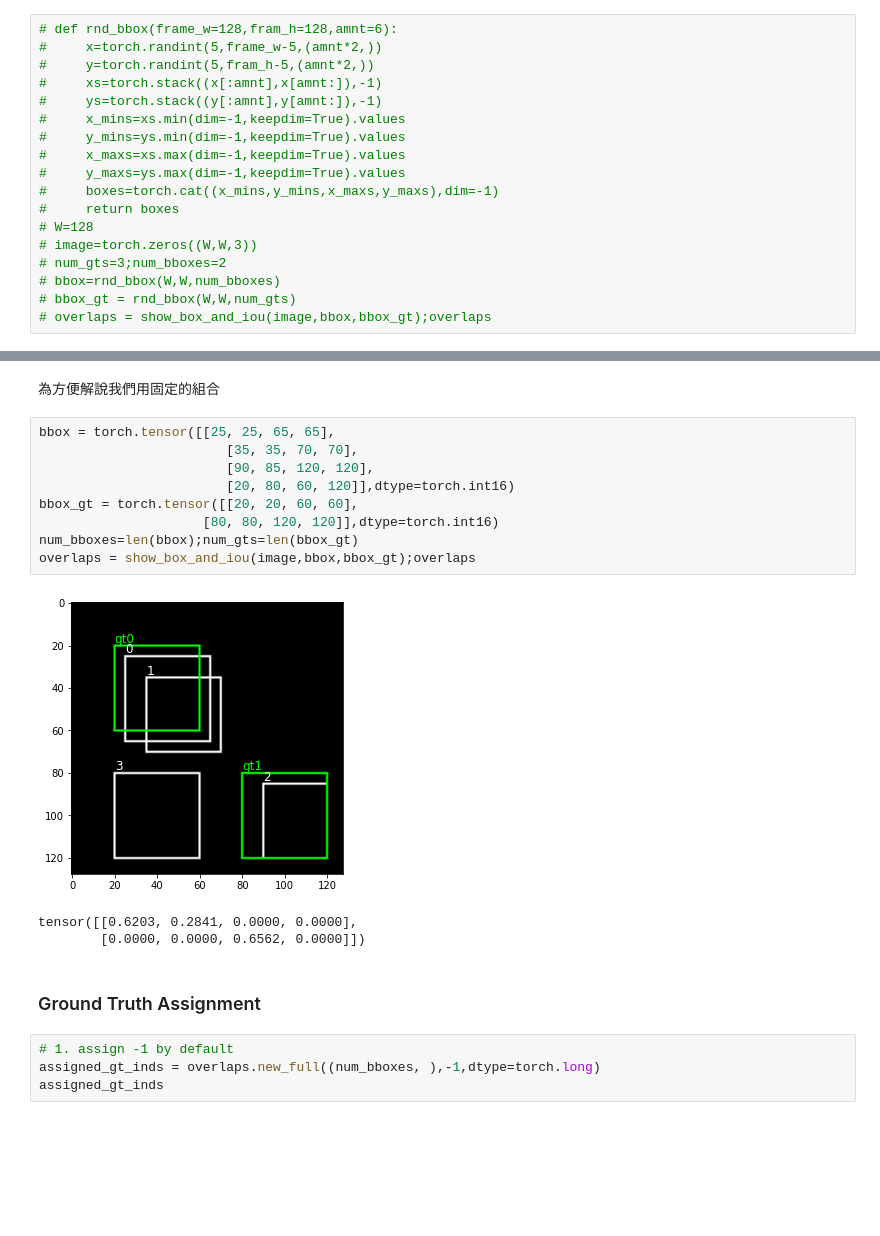
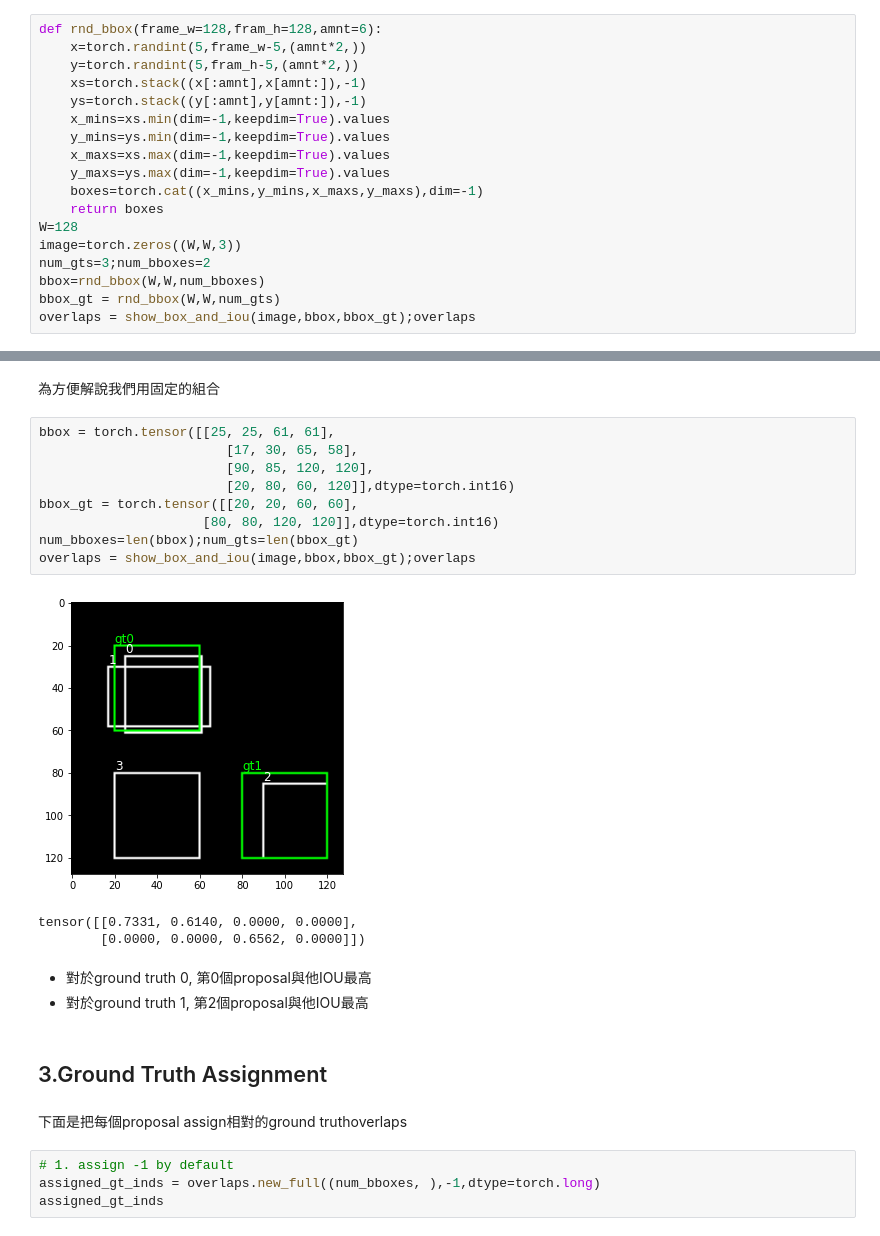
Before and after one commit to ShuYuHuang/pisa-simple-example, a Jupyter notebook: s_ROI_Head_toy_example.ipynb, the cells around one changed output, grey strips where cells are left out. Drawn from its saved outputs; the diff is of its cells as text; blank space fills up the shorter version.

```diff
--- a/s_ROI_Head_toy_example.ipynb
+++ b/s_ROI_Head_toy_example.ipynb
@@ -83,20 +141,20 @@ tensor([[0.2500]])
 # %% [markdown]
 可以感受一下不同prediction,ground truth組合的的iou
 # %%
-# def rnd_bbox(frame_w=128,fram_h=128,amnt=6):
-#     x=torch.randint(5,frame_w-5,(amnt*2,))
-#     y=torch.randint(5,fram_h-5,(amnt*2,))
-#     xs=torch.stack((x[:amnt],x[amnt:]),-1)
-#     ys=torch.stack((y[:amnt],y[amnt:]),-1)
-#     x_mins=xs.min(dim=-1,keepdim=True).values
-#     y_mins=ys.min(dim=-1,keepdim=True).values
-#     x_maxs=xs.max(dim=-1,keepdim=True).values
-#     y_maxs=ys.max(dim=-1,keepdim=True).values
-#     boxes=torch.cat((x_mins,y_mins,x_maxs,y_maxs),dim=-1)
-#     return boxes
-# W=128
-# image=torch.zeros((W,W,3))
-# num_gts=3;num_bboxes=2
-# bbox=rnd_bbox(W,W,num_bboxes)
-# bbox_gt = rnd_bbox(W,W,num_gts)
-# overlaps = show_box_and_iou(image,bbox,bbox_gt);overlaps
+def rnd_bbox(frame_w=128,fram_h=128,amnt=6):
+    x=torch.randint(5,frame_w-5,(amnt*2,))
+    y=torch.randint(5,fram_h-5,(amnt*2,))
+    xs=torch.stack((x[:amnt],x[amnt:]),-1)
+    ys=torch.stack((y[:amnt],y[amnt:]),-1)
+    x_mins=xs.min(dim=-1,keepdim=True).values
+    y_mins=ys.min(dim=-1,keepdim=True).values
+    x_maxs=xs.max(dim=-1,keepdim=True).values
+    y_maxs=ys.max(dim=-1,keepdim=True).values
+    boxes=torch.cat((x_mins,y_mins,x_maxs,y_maxs),dim=-1)
+    return boxes
+W=128
+image=torch.zeros((W,W,3))
+num_gts=3;num_bboxes=2
+bbox=rnd_bbox(W,W,num_bboxes)
+bbox_gt = rnd_bbox(W,W,num_gts)
+overlaps = show_box_and_iou(image,bbox,bbox_gt);overlaps
@@ -103,20 +166,25 @@ tensor([[0.2500]])
 # %% [markdown]
 為方便解說我們用固定的組合
 # %%
-bbox = torch.tensor([[25, 25, 65, 65],
-                        [35, 35, 70, 70],
+bbox = torch.tensor([[25, 25, 61, 61],
+                        [17, 30, 65, 58],
                         [90, 85, 120, 120],
                         [20, 80, 60, 120]],dtype=torch.int16)
 bbox_gt = torch.tensor([[20, 20, 60, 60],
                      [80, 80, 120, 120]],dtype=torch.int16)
 num_bboxes=len(bbox);num_gts=len(bbox_gt)
 overlaps = show_box_and_iou(image,bbox,bbox_gt);overlaps
 # %% [output]
-[figure, old version]
+[figure, new version]
-tensor([[0.6203, 0.2841, 0.0000, 0.0000],
+tensor([[0.7331, 0.6140, 0.0000, 0.0000],
         [0.0000, 0.0000, 0.6562, 0.0000]])
+# %% [markdown]
+- 對於ground truth 0, 第0個proposal與他IOU最高
+- 對於ground truth 1, 第2個proposal與他IOU最高
 # %% [markdown]
-### Ground Truth Assignment
+## 3.Ground Truth Assignment
+# %% [markdown]
+下面是把每個proposal assign相對的ground truthoverlaps
 # %%
 # 1. assign -1 by default
 assigned_gt_inds = overlaps.new_full((num_bboxes, ),-1,dtype=torch.long)
```
Also changed, not shown: parts of 39 cells of this notebook, 7 other files.
